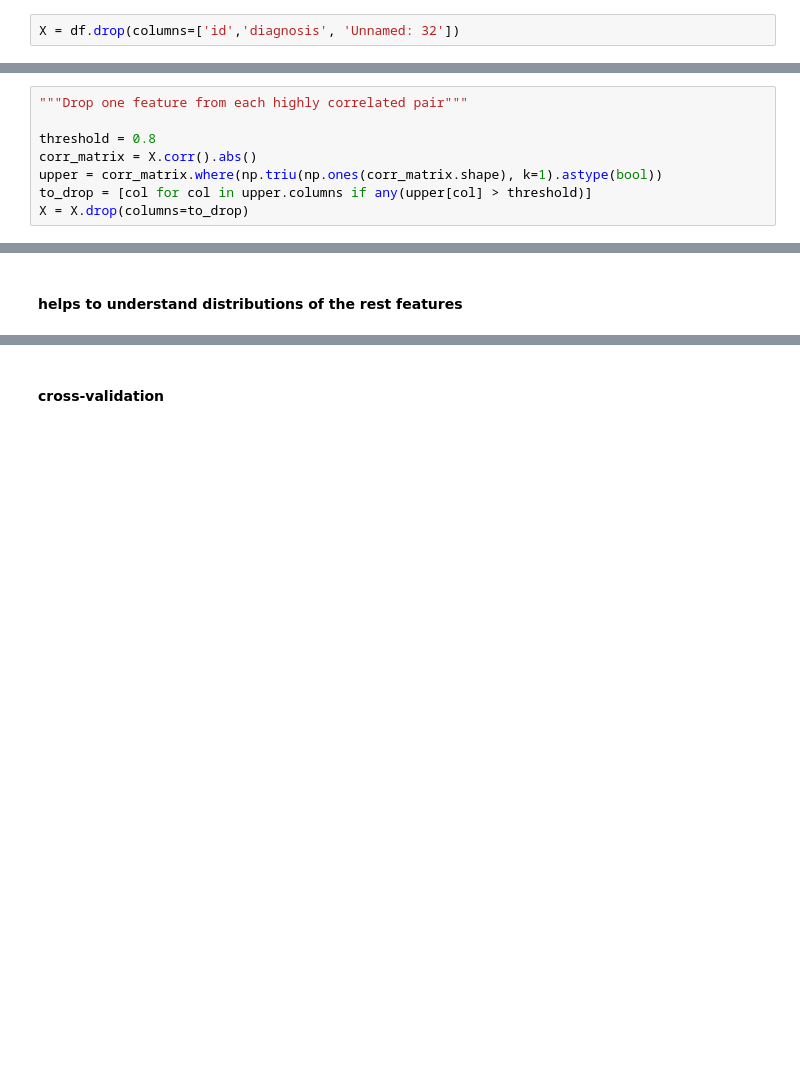
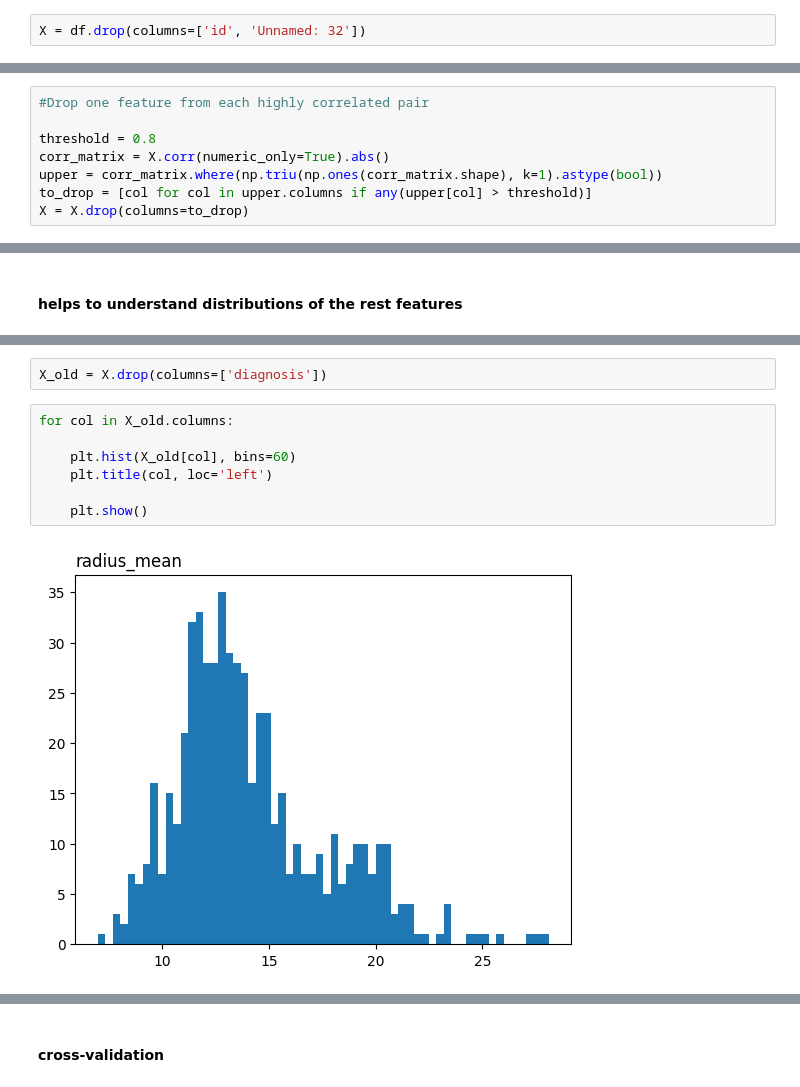
Before and after one commit to HakSarukhanyan/KNN, a Jupyter notebook: knn.ipynb, the cells around one changed output, grey strips where cells are left out. Cells and saved outputs as stored; diff of their text form; blank space fills up the shorter version.

```diff
--- a/knn.ipynb
+++ b/knn.ipynb
@@ -65,2 +72,2 @@ memory usage: 146.8+ KB
 # %%
-X = df.drop(columns=['id','diagnosis', 'Unnamed: 32'])
+X = df.drop(columns=['id', 'Unnamed: 32'])
@@ -130,10 +127,10 @@ print(f"{correlations.sort_index()}")
 # %% [markdown]
 #### dropping highly correlated features (>=0.8)
 # %%
-"""Drop one feature from each highly correlated pair"""
+#Drop one feature from each highly correlated pair
 
 threshold = 0.8
-corr_matrix = X.corr().abs()
+corr_matrix = X.corr(numeric_only=True).abs()
 upper = corr_matrix.where(np.triu(np.ones(corr_matrix.shape), k=1).astype(bool))
 to_drop = [col for col in upper.columns if any(upper[col] > threshold)]
 X = X.drop(columns=to_drop)
@@ -176,0 +182,11 @@ symmetry_worst -> max: 0.6638, min: 0.1565, mean: 0.2900755711775044
+# %%
+X_old = X.drop(columns=['diagnosis'])
+# %%
+for col in X_old.columns:
+
+    plt.hist(X_old[col], bins=60)
+    plt.title(col, loc='left')
+
+    plt.show()
+# %% [output]
+[figure, added]
```
Also changed, not shown: parts of 53 cells of this notebook, 1 other file.
